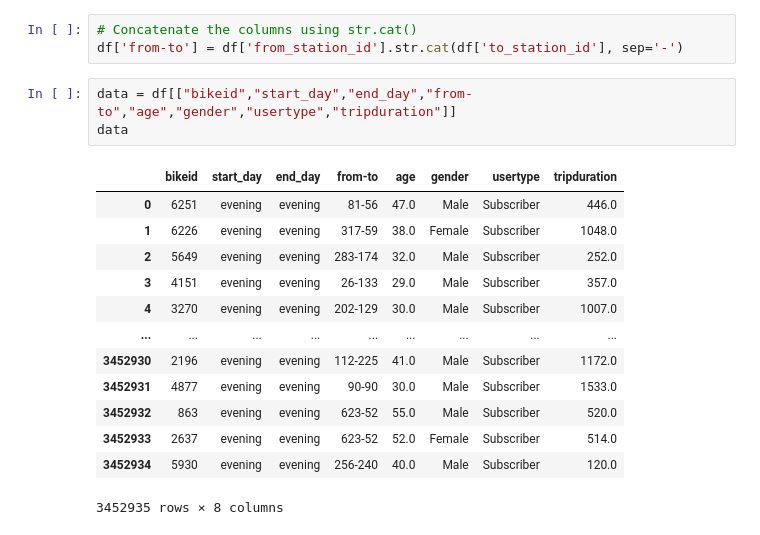
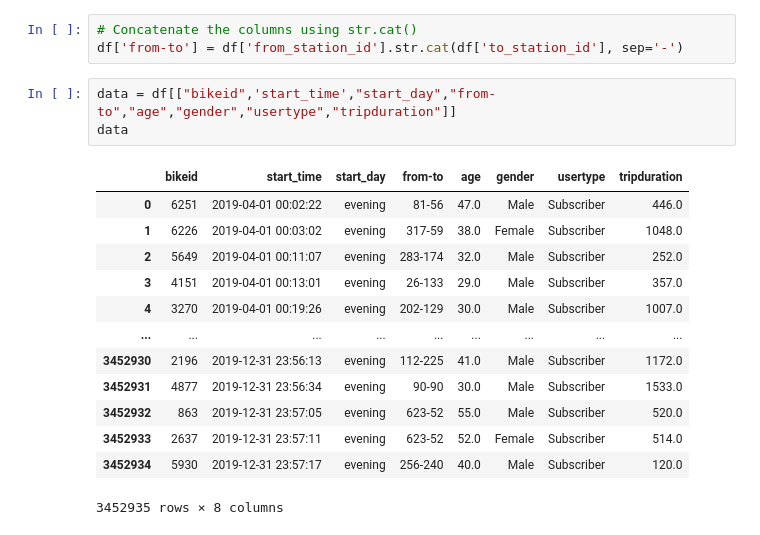
Before and after one commit to BenAji/bike_share_analytics, a Jupyter notebook: bike_share_analytics.ipynb, the cells around one changed output. Drawn from its saved outputs; the diff is of its cells as text.

```diff
--- a/bike_share_analytics.ipynb
+++ b/bike_share_analytics.ipynb
@@ -257,21 +261,21 @@ dtype: object
 # Concatenate the columns using str.cat()
 df['from-to'] = df['from_station_id'].str.cat(df['to_station_id'], sep='-')
 # %%
-data = df[["bikeid","start_day","end_day","from-to","age","gender","usertype","tripduration"]]
+data = df[["bikeid",'start_time',"start_day","from-to","age","gender","usertype","tripduration"]]
 data
 # %% [output]
-|  | bikeid | start_day | end_day | from-to | age | gender | usertype | tripduration |
-| 0 | 6251 | evening | evening | 81-56 | 47.0 | Male | Subscriber | 446.0 |
-| 1 | 6226 | evening | evening | 317-59 | 38.0 | Female | Subscriber | 1048.0 |
-| 2 | 5649 | evening | evening | 283-174 | 32.0 | Male | Subscriber | 252.0 |
-| 3 | 4151 | evening | evening | 26-133 | 29.0 | Male | Subscriber | 357.0 |
-| 4 | 3270 | evening | evening | 202-129 | 30.0 | Male | Subscriber | 1007.0 |
+|  | bikeid | start_time | start_day | from-to | age | gender | usertype | tripduration |
+| 0 | 6251 | 2019-04-01 00:02:22 | evening | 81-56 | 47.0 | Male | Subscriber | 446.0 |
+| 1 | 6226 | 2019-04-01 00:03:02 | evening | 317-59 | 38.0 | Female | Subscriber | 1048.0 |
+| 2 | 5649 | 2019-04-01 00:11:07 | evening | 283-174 | 32.0 | Male | Subscriber | 252.0 |
+| 3 | 4151 | 2019-04-01 00:13:01 | evening | 26-133 | 29.0 | Male | Subscriber | 357.0 |
+| 4 | 3270 | 2019-04-01 00:19:26 | evening | 202-129 | 30.0 | Male | Subscriber | 1007.0 |
 | ... | ... | ... | ... | ... | ... | ... | ... | ... |
-| 3452930 | 2196 | evening | evening | 112-225 | 41.0 | Male | Subscriber | 1172.0 |
-| 3452931 | 4877 | evening | evening | 90-90 | 30.0 | Male | Subscriber | 1533.0 |
-| 3452932 | 863 | evening | evening | 623-52 | 55.0 | Male | Subscriber | 520.0 |
-| 3452933 | 2637 | evening | evening | 623-52 | 52.0 | Female | Subscriber | 514.0 |
-| 3452934 | 5930 | evening | evening | 256-240 | 40.0 | Male | Subscriber | 120.0 |
+| 3452930 | 2196 | 2019-12-31 23:56:13 | evening | 112-225 | 41.0 | Male | Subscriber | 1172.0 |
+| 3452931 | 4877 | 2019-12-31 23:56:34 | evening | 90-90 | 30.0 | Male | Subscriber | 1533.0 |
+| 3452932 | 863 | 2019-12-31 23:57:05 | evening | 623-52 | 55.0 | Male | Subscriber | 520.0 |
+| 3452933 | 2637 | 2019-12-31 23:57:11 | evening | 623-52 | 52.0 | Female | Subscriber | 514.0 |
+| 3452934 | 5930 | 2019-12-31 23:57:17 | evening | 256-240 | 40.0 | Male | Subscriber | 120.0 |
 3452935 rows × 8 columns
 # %%
 data.dtypes
```
Also changed, not shown: parts of 45 cells of this notebook, 1 other file.
